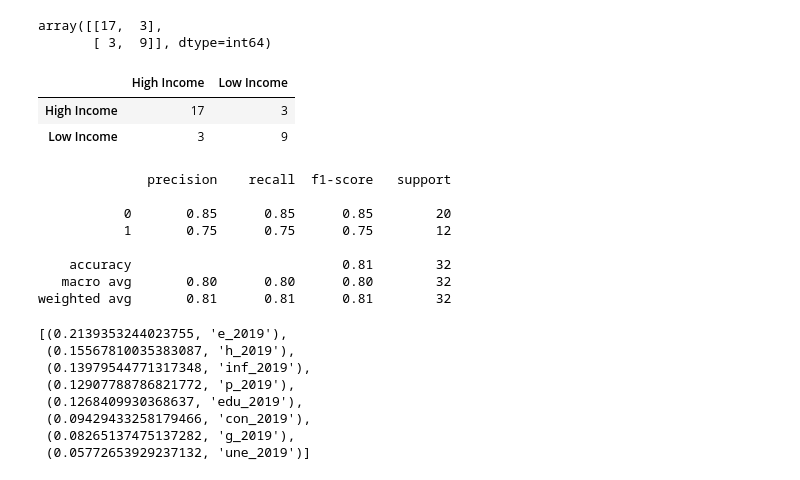
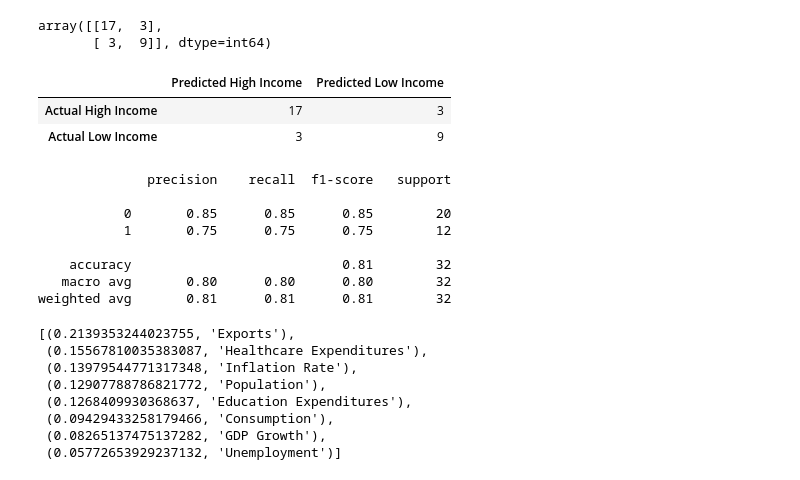
Before and after one commit to svujcich/Global_GDP_Trends, a Jupyter notebook: Machine_Learning/income_supervised_ml.ipynb, the cells around one changed output. Drawn from its saved outputs; the diff is of its cells as text; code cells hidden in the pictures.

```diff
--- a/Machine_Learning/income_supervised_ml.ipynb
+++ b/Machine_Learning/income_supervised_ml.ipynb
@@ -67,3 +74,7 @@ dtype: object
 #encode y column
 df['income_group'] = le.fit_transform(df['income_group'])
 df = df.drop(columns=["country_name", "country_code"])
+# %%
+df = df.rename(columns={"une_2019": "Unemployment",'e_2019':"Exports", 'h_2019':"Healthcare Expenditures", 'inf_2019':"Inflation Rate", 'p_2019':"Population",
+                       'edu_2019':"Education Expenditures", 'g_2019':"GDP Growth", 'con_2019':"Consumption"}, inplace=False)
+df
@@ -255,4 +274,5 @@ from imblearn.ensemble import BalancedRandomForestClassifier
 balanced_forest = BalancedRandomForestClassifier(n_estimators=100, random_state=1)
 # %%
 #fit the model
-balanced_forest = balanced_forest.fit(X_train, y_train)
+# balanced_forest = balanced_forest.fit(X_train, y_train)
+balanced_forest = balanced_forest.fit(X_train_scaled, y_train)
@@ -259,7 +282,9 @@ balanced_forest = balanced_forest.fit(X_train, y_train)
 # %%
 #calculate balanced accuracy score
-y_pred = balanced_forest.predict(X_test)
-balanced_accuracy_score(y_test, y_pred)
+# y_pred = balanced_forest.predict(X_test)
+y_pred = balanced_forest.predict(X_test_scaled)
+brf_acc_score = balanced_accuracy_score(y_test, y_pred)
+brf_acc_score
 # %% [output]
 0.8
 # %%
@@ -270,14 +295,14 @@ cm
 array([[17,  3],
        [ 3,  9]], dtype=int64)
 # %%
-cm_df = pd.DataFrame(cm)
-cm_df = cm_df.set_axis(["High Income", "Low Income"], axis = 1)
-cm_df = cm_df.set_axis(["High Income", "Low Income"], axis = 0)
-cm_df
+brf_cm_df = pd.DataFrame(cm)
+brf_cm_df = brf_cm_df.set_axis(["Predicted High Income", " Predicted Low Income"], axis = 1)
+brf_cm_df = brf_cm_df.set_axis(["Actual High Income", "Actual Low Income"], axis = 0)
+brf_cm_df
 # %% [output]
-|  | High Income | Low Income |
-| High Income | 17 | 3 |
-| Low Income | 3 | 9 |
+|  | Predicted High Income | Predicted Low Income |
+| Actual High Income | 17 | 3 |
+| Actual Low Income | 3 | 9 |
 # %%
 #Print imbalanced classification report
 brf_imbalanced_classification_report = classification_report(y_test, y_pred)
@@ -300,14 +325,14 @@ weighted avg       0.81      0.81      0.81        32
 brf_importances = sorted(zip(balanced_forest.feature_importances_, X.columns), reverse=True)
 brf_importances
 # %% [output]
-[(0.2139353244023755, 'e_2019'),
- (0.15567810035383087, 'h_2019'),
- (0.13979544771317348, 'inf_2019'),
- (0.12907788786821772, 'p_2019'),
- (0.1268409930368637, 'edu_2019'),
- (0.09429433258179466, 'con_2019'),
- (0.08265137475137282, 'g_2019'),
- (0.05772653929237132, 'une_2019')]
+[(0.2139353244023755, 'Exports'),
+ (0.15567810035383087, 'Healthcare Expenditures'),
+ (0.13979544771317348, 'Inflation Rate'),
+ (0.12907788786821772, 'Population'),
+ (0.1268409930368637, 'Education Expenditures'),
+ (0.09429433258179466, 'Consumption'),
+ (0.08265137475137282, 'GDP Growth'),
+ (0.05772653929237132, 'Unemployment')]
 # %%
 #Summarize importances using a df
 #a. read into df
```
Also changed, not shown: parts of 40 cells of this notebook, 1 other file.
